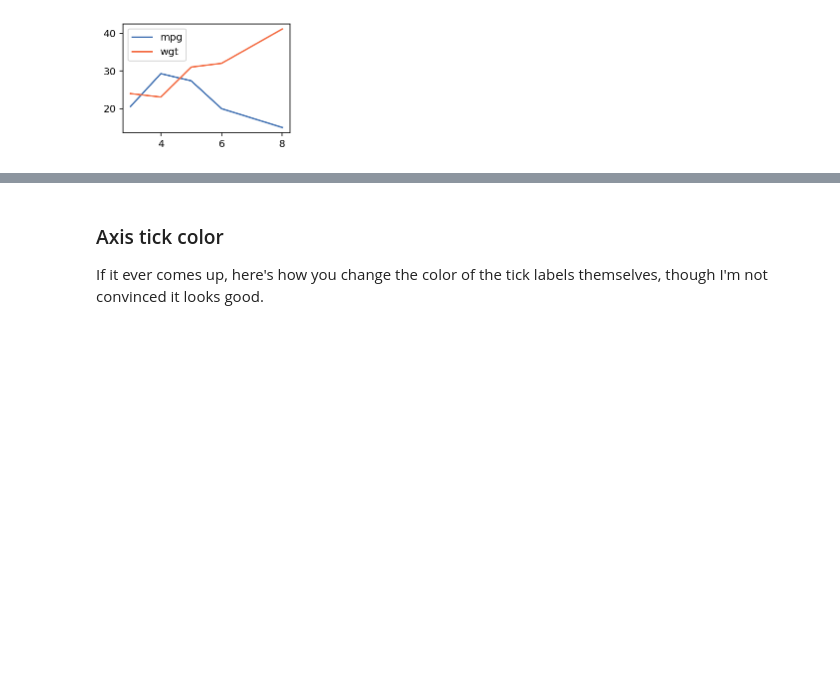
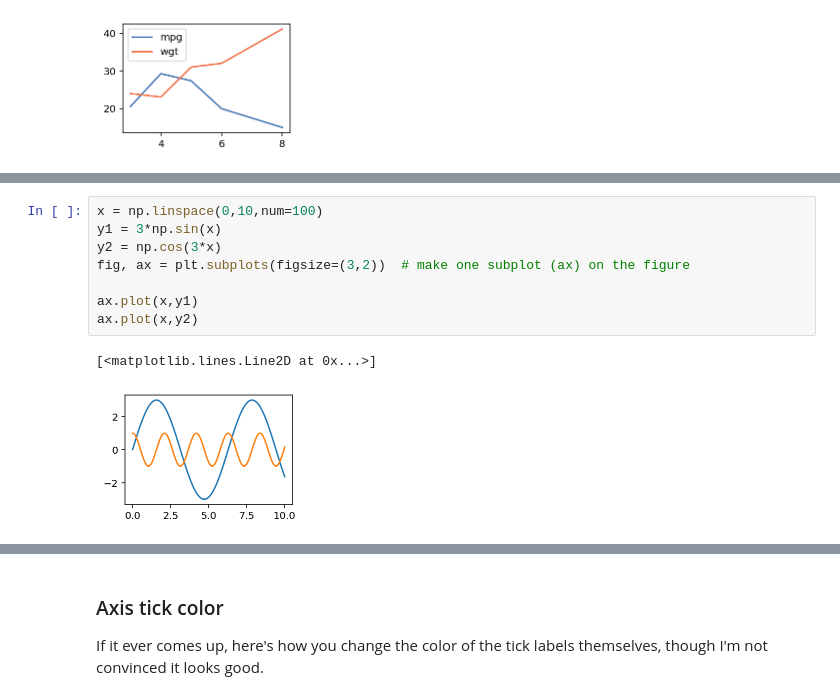
Before and after one commit to parrt/msds593, a Jupyter notebook: notebooks/matplotlib-beautify.ipynb, the cells around one changed output, grey strips where cells are left out. Cells and saved outputs as stored; diff of their text form; blank space fills up the shorter version.

```diff
--- a/notebooks/matplotlib-beautify.ipynb
+++ b/notebooks/matplotlib-beautify.ipynb
@@ -121,0 +134,11 @@ Notice that there is good contrast between the two colors and, at least to my ey
+# %%
+x = np.linspace(0,10,num=100)
+y1 = 3*np.sin(x)
+y2 = np.cos(3*x)
+fig, ax = plt.subplots(figsize=(3,2))  # make one subplot (ax) on the figure
+
+ax.plot(x,y1)
+ax.plot(x,y2)
+# %% [output]
+[<matplotlib.lines.Line2D at 0x...>]
+[figure, added]
```
Also changed, not shown: parts of 11 cells of this notebook.
